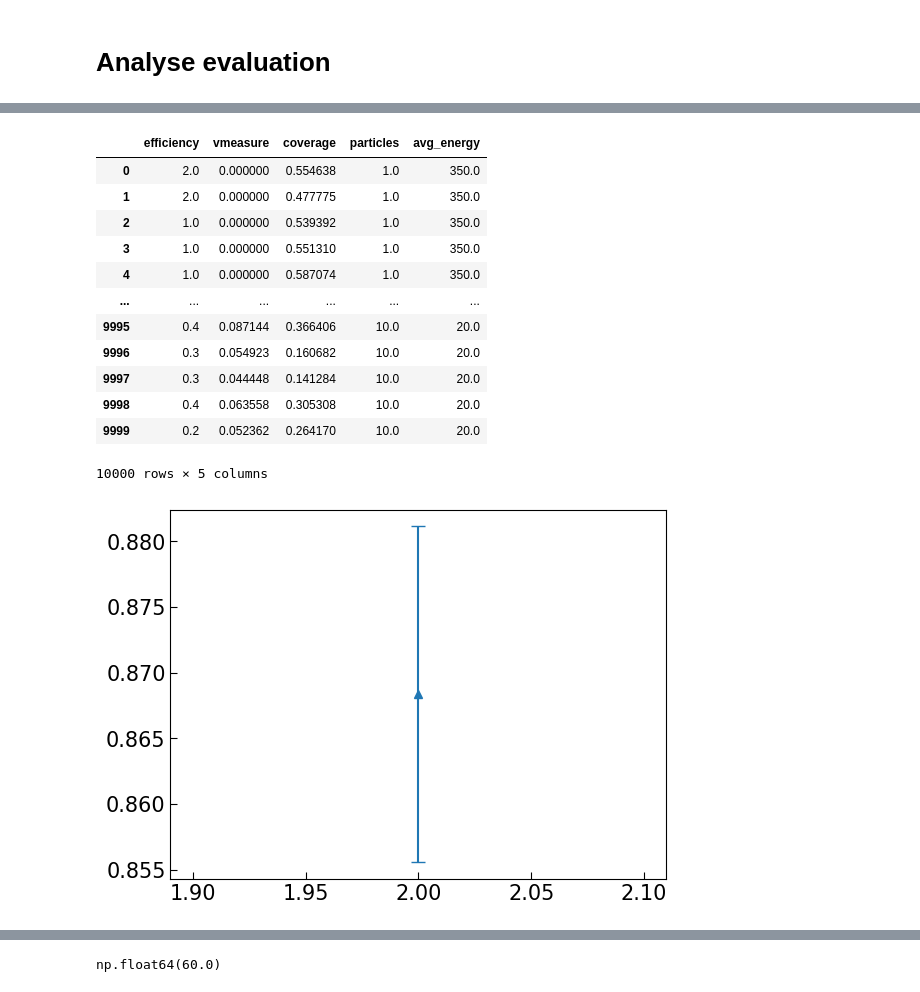
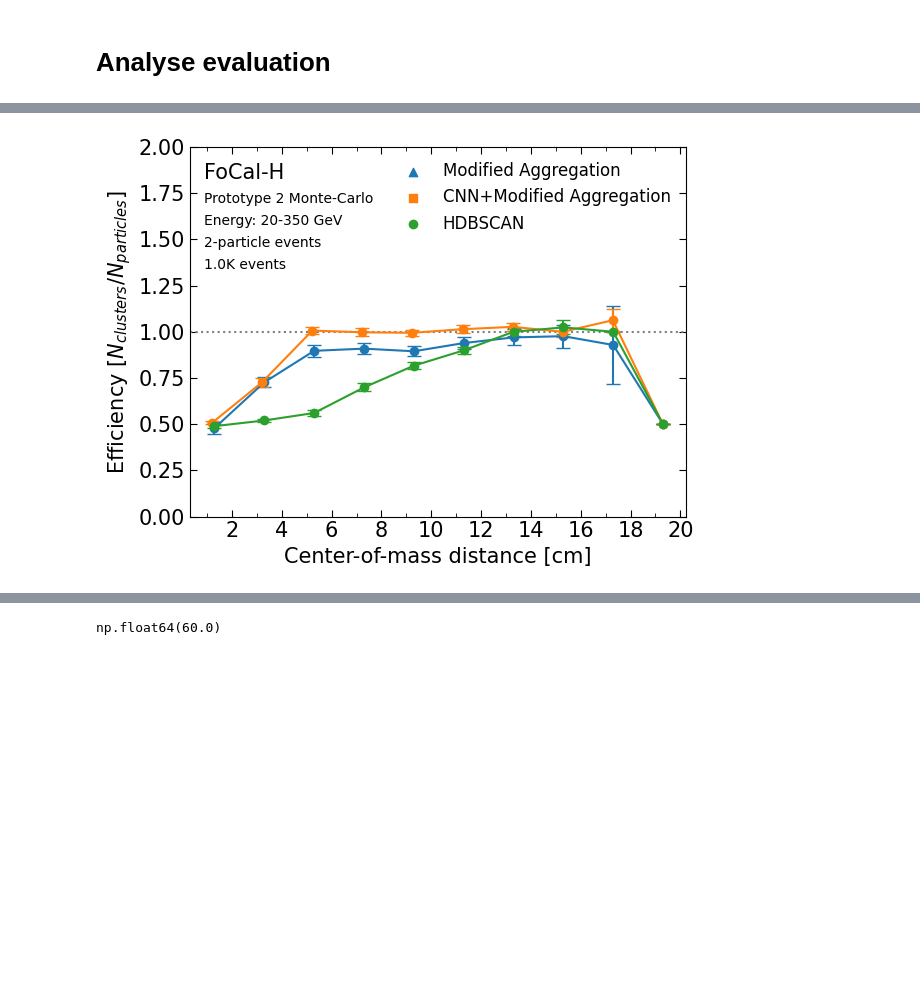
Before and after one commit to Bjartensen/python_focalh_clustering, a Jupyter notebook: notebooks/study.ipynb, the cells around one changed output, grey strips where cells are left out. Cells and saved outputs as stored; diff of their text form; code cells hidden in the pictures; blank space fills up the shorter version.

```diff
--- a/notebooks/study.ipynb
+++ b/notebooks/study.ipynb
@@ -28,12 +28,13 @@ os.chdir('/home/bjartur/workspace/python_focalh_clustering/') # Laptop and Deskt
 # %% [markdown]
 # Study overview
 # %%
-study_file = "studies/study_ma_25082025_160132.pkl"
+study_file = "studies/study_ma_07092025_111321.pkl"
 with open(study_file, "rb") as f:
     loaded_bundle = pickle.load(f)
 print(f"bundle: \n{loaded_bundle}")
 print()
 print(f"study: {loaded_bundle['study'].best_params}")
+print(loaded_bundle["timestamps"])
 # %% [output]
 bundle:
 {'method': {'name': 'ma', 'parameters': [{'name': 'seed', 'type': 'float', 'min': 0, 'max': 4096}, {'name': 'agg', 'type': 'float', 'min': 0, 'max': 4096}]}, 'study': <optuna.study.study.Study object  ...
@@ -690,24 +720,38 @@ fig.savefig("eval_eff_particles.png", bbox_inches="tight")
-# %%
-ma_two = df_ma["particles"] == 2
-cnn_two = df_cnn["particles"] == 2
-hdbscan_two = df_hdbscan["particles"] == 2
-
-fig,ax = plt.subplots()
-plot_performance_particle_num(df_ma[ma_two], "particles", "efficiency", marker_shape="^", linestyle="dashed", ax=ax)
-
-df_ma
-# %% [output]
-|  | efficiency | vmeasure | coverage | particles | avg_energy |
-| 0 | 2.0 | 0.000000 | 0.554638 | 1.0 | 350.0 |
-| 1 | 2.0 | 0.000000 | 0.477775 | 1.0 | 350.0 |
-| 2 | 1.0 | 0.000000 | 0.539392 | 1.0 | 350.0 |
-| 3 | 1.0 | 0.000000 | 0.551310 | 1.0 | 350.0 |
-| 4 | 1.0 | 0.000000 | 0.587074 | 1.0 | 350.0 |
-| ... | ... | ... | ... | ... | ... |
-| 9995 | 0.4 | 0.087144 | 0.366406 | 10.0 | 20.0 |
-| 9996 | 0.3 | 0.054923 | 0.160682 | 10.0 | 20.0 |
-| 9997 | 0.3 | 0.044448 | 0.141284 | 10.0 | 20.0 |
-| 9998 | 0.4 | 0.063558 | 0.305308 | 10.0 | 20.0 |
-| 9999 | 0.2 | 0.052362 | 0.264170 | 10.0 | 20.0 |
-10000 rows × 5 columns
-[figure, removed]
+# %%
+ma_two = df_ma["particles"] == 2
+cnn_two = df_cnn["particles"] == 2
+hdbscan_two = df_hdbscan["particles"] == 2
+bins=10
+fig,ax = plt.subplots()
+#plot_performance_particle_num(df_ma[ma_two], "coms_dists", "vmeasure", marker_shape="^", linestyle="dashed", ax=ax)
+plot_chunks(df_ma[ma_two]["coms_dists"], df_ma[ma_two]["efficiency"], bins, "Modified Aggregation", "o", "", ax)
+plot_chunks(df_cnn[cnn_two]["coms_dists"], df_cnn[cnn_two]["efficiency"], bins, "CNN+Modified Aggregation", "o", "", ax)
+plot_chunks(df_hdbscan[hdbscan_two]["coms_dists"], df_hdbscan[hdbscan_two]["efficiency"], bins, "HDBSCAN", "o", "", ax)
+
+ax.set_xticks(
+    [0, 2, 4, 6, 8, 10, 12, 14, 16, 18, 20],
+    ["0", "2", "4", "6", "8", "10", "12", "14", "16", "18", "20"])
+ax.set_ylim(0,2)
+ax.xaxis.set_minor_locator(MultipleLocator(1))
+#ax.yaxis.set_minor_locator(MultipleLocator(0.2))
+ax.yaxis.set_ticks_position("both")
+ax.xaxis.set_ticks_position("both")
+ax.set_xlabel("Center-of-mass distance [cm]")
+ax.set_ylabel("Efficiency [$N_{clusters}/N_{particles}$]")
+
+ax.scatter([],[], label="Modified Aggregation", marker="^")
+ax.scatter([],[], label="CNN+Modified Aggregation", marker="s")
+ax.scatter([],[], label="HDBSCAN", marker="o")
+ax.legend(framealpha=0)
+ax.axhline(1, color="grey", linestyle="dotted")
+
+ax.text(0.03, 0.93, "FoCal-H", transform=plt.gca().transAxes, ha="left", va="center")
+ax.text(0.03, 0.86, "Prototype 2 Monte-Carlo", transform=plt.gca().transAxes, ha="left", va="center", fontsize=10)
+ax.text(0.03, 0.80, f"Energy: 20-350 GeV", transform=plt.gca().transAxes, ha="left", va="center", fontsize=10)
+ax.text(0.03, 0.74, f"2-particle events", transform=plt.gca().transAxes, ha="left", va="center", fontsize=10)
+ax.text(0.03, 0.68, f"{format_with_suffix(len(df_ma[ma_two]))} events", transform=plt.gca().transAxes, ha="left", va="center", fontsize=10)
+
+
+fig.savefig("eval_eff_com.png", bbox_inches="tight")
+# %% [output]
+[figure, added]
```
Also changed, not shown: parts of 13 cells of this notebook, 21 other files.
